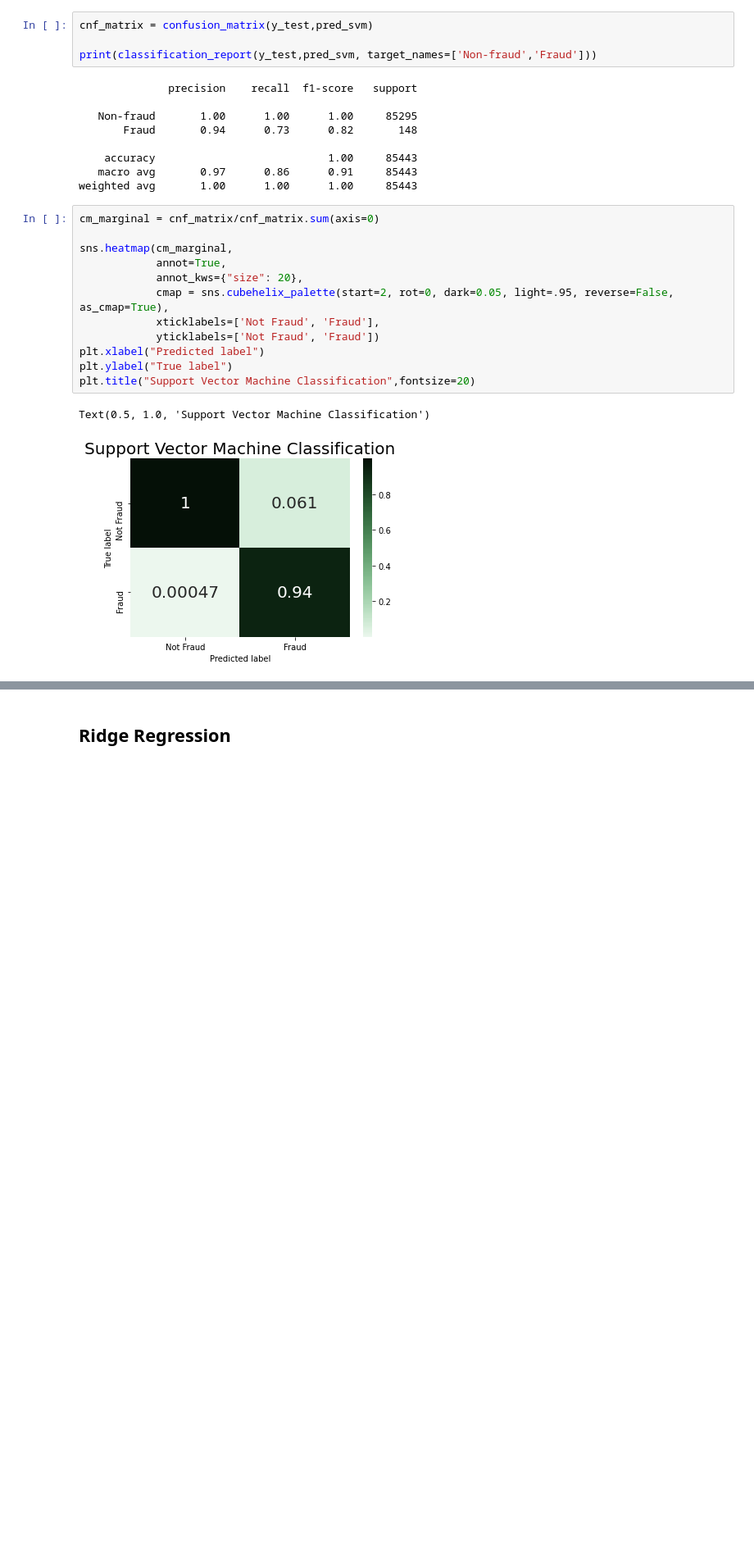
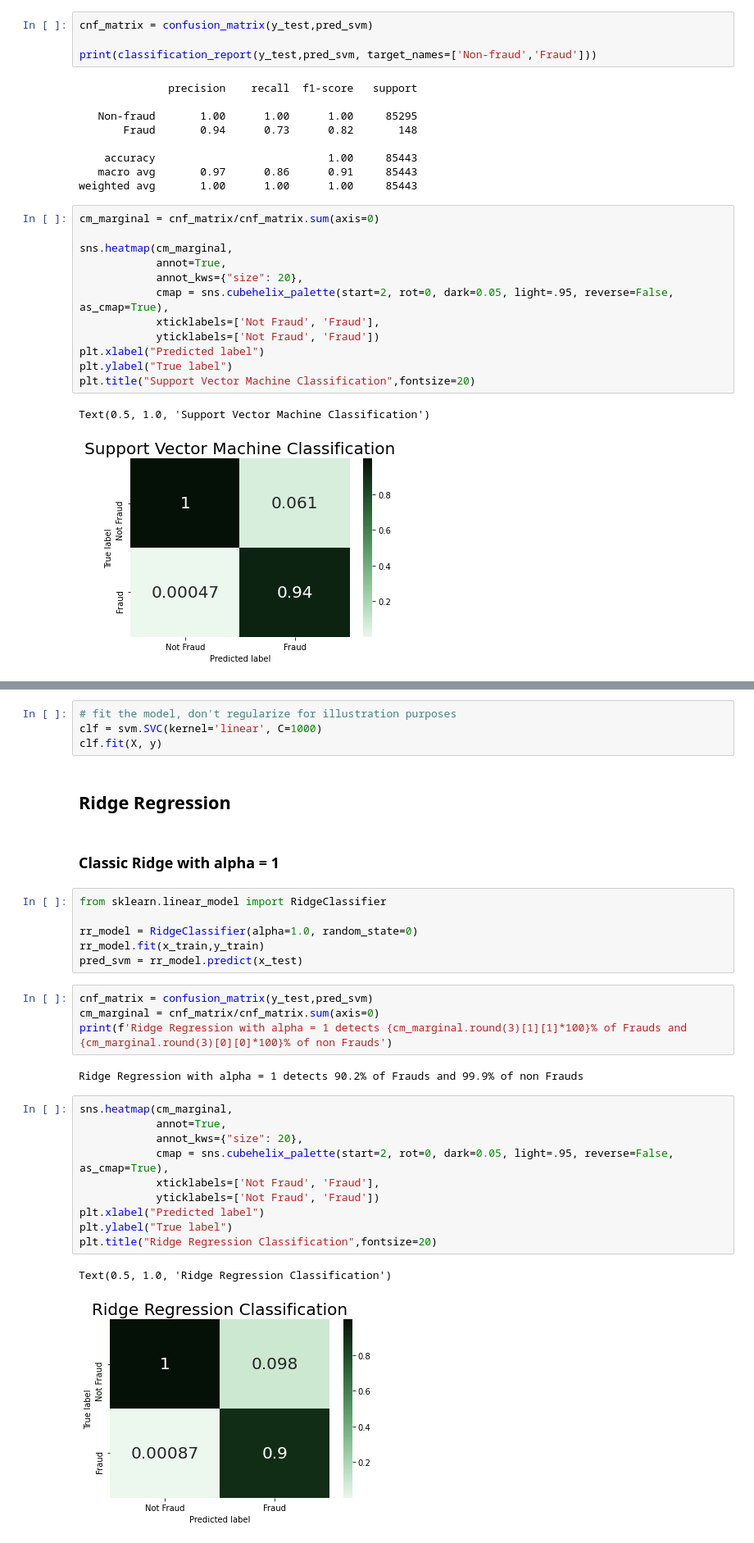
Before and after one commit to pierpaolododorico/credit_cart_frauds, a Jupyter notebook: notebooks/pierpaolo_parametric_models.ipynb, the cells around one changed output, grey strips where cells are left out. Shown at 82% size. Cells and saved outputs as stored; diff of their text form; blank space fills up the shorter version.

Commit message:
added ridge regression

```diff
--- a/notebooks/pierpaolo_parametric_models.ipynb
+++ b/notebooks/pierpaolo_parametric_models.ipynb
@@ -164,2 +176,33 @@ Text(0.5, 1.0, 'Support Vector Machine Classification')
+# %%
+# fit the model, don't regularize for illustration purposes
+clf = svm.SVC(kernel='linear', C=1000)
+clf.fit(X, y)
 # %% [markdown]
 ## Ridge Regression
+# %% [markdown]
+### Classic Ridge with alpha = 1
+# %%
+from sklearn.linear_model import RidgeClassifier
+
+rr_model = RidgeClassifier(alpha=1.0, random_state=0)
+rr_model.fit(x_train,y_train)
+pred_svm = rr_model.predict(x_test)
+# %%
+cnf_matrix = confusion_matrix(y_test,pred_svm)
+cm_marginal = cnf_matrix/cnf_matrix.sum(axis=0)
+print(f'Ridge Regression with alpha = 1 detects {cm_marginal.round(3)[1][1]*100}% of Frauds and {cm_marginal.round(3)[0][0]*100}% of non Frauds')
+# %% [output]
+Ridge Regression with alpha = 1 detects 90.2% of Frauds and 99.9% of non Frauds
+# %%
+sns.heatmap(cm_marginal,
+            annot=True,
+            annot_kws={"size": 20},
+            cmap = sns.cubehelix_palette(start=2, rot=0, dark=0.05, light=.95, reverse=False, as_cmap=True),
+            xticklabels=['Not Fraud', 'Fraud'],
+            yticklabels=['Not Fraud', 'Fraud'])
+plt.xlabel("Predicted label")
+plt.ylabel("True label")
+plt.title("Ridge Regression Classification",fontsize=20)
+# %% [output]
+Text(0.5, 1.0, 'Ridge Regression Classification')
+[figure, added]
```
Also changed, not shown: parts of 11 cells of this notebook.
